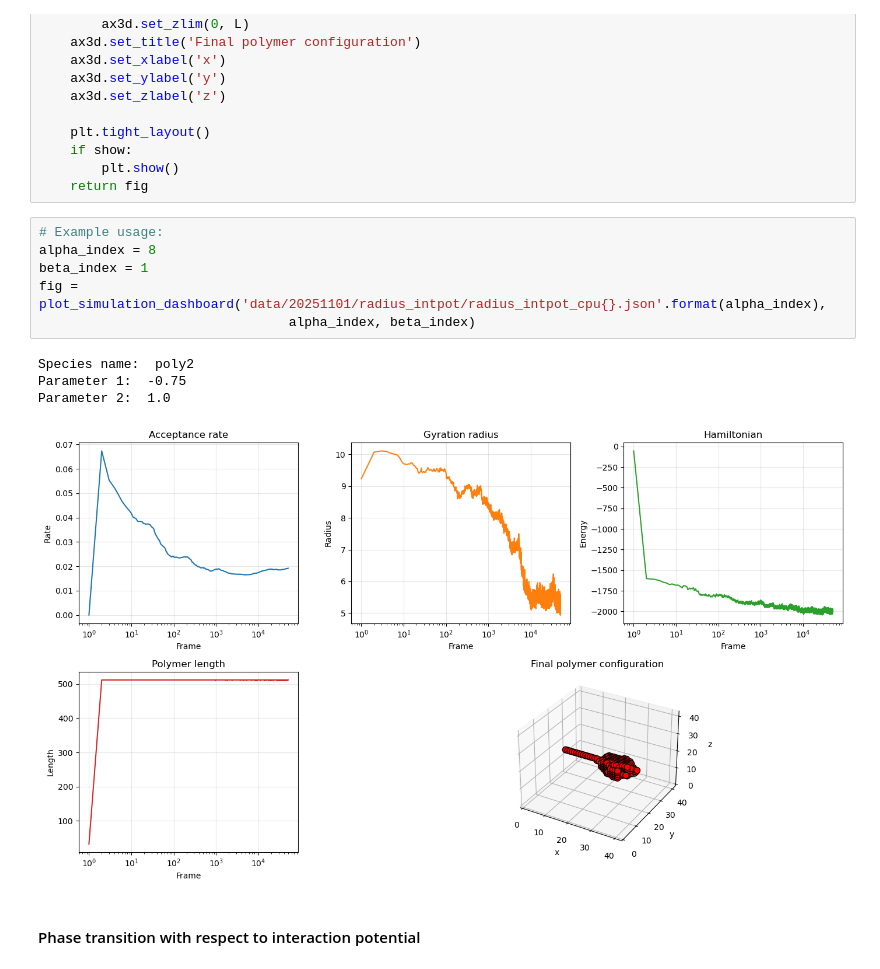
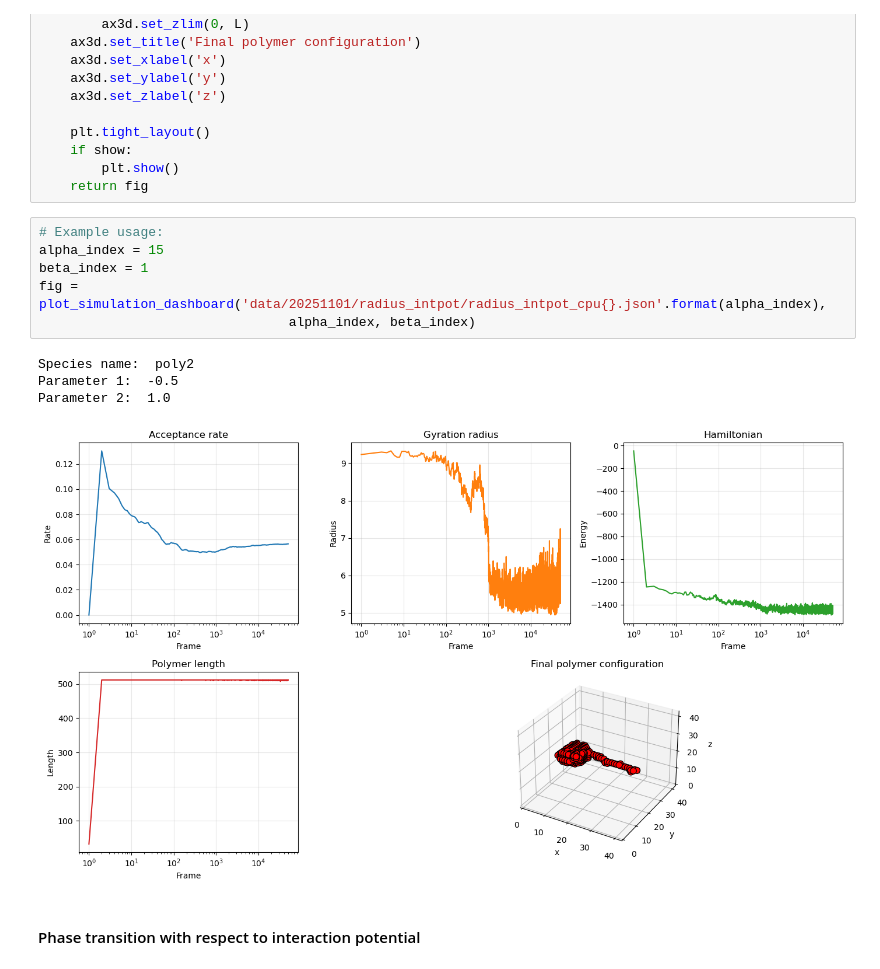
Before and after one commit to ta-rekt/Droplet, a Jupyter notebook: viz.ipynb, the cells around one changed output. Cells and saved outputs as stored; diff of their text form.

```diff
--- a/viz.ipynb
+++ b/viz.ipynb
@@ -175,15 +175,15 @@ def plot_simulation_dashboard(res_or_path, keya, keyb, show=True):
     return fig
 # %%
 # Example usage:
-alpha_index = 8
+alpha_index = 15
 beta_index = 1
 fig = plot_simulation_dashboard('data/20251101/radius_intpot/radius_intpot_cpu{}.json'.format(alpha_index),
                                 alpha_index, beta_index)
 # %% [output]
 Species name:  poly2
-Parameter 1:  -0.75
+Parameter 1:  -0.5
 Parameter 2:  1.0
-[figure, old version]
+[figure, new version]
 # %% [markdown]
 #### Phase transition with respect to interaction potential
 # %%
```
Also changed, not shown: parts of 1 cell of this notebook, 7 other files.
